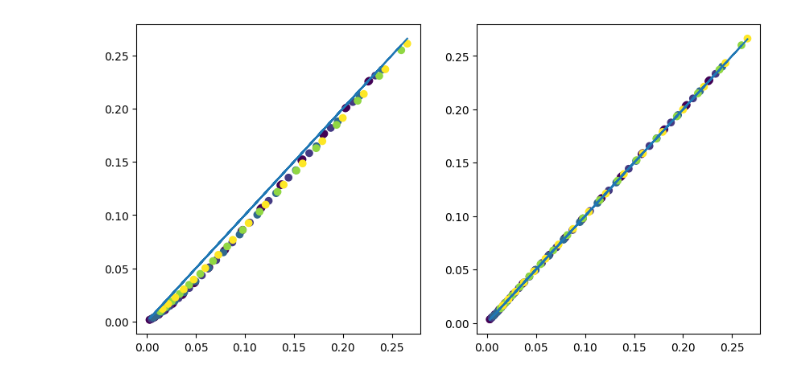
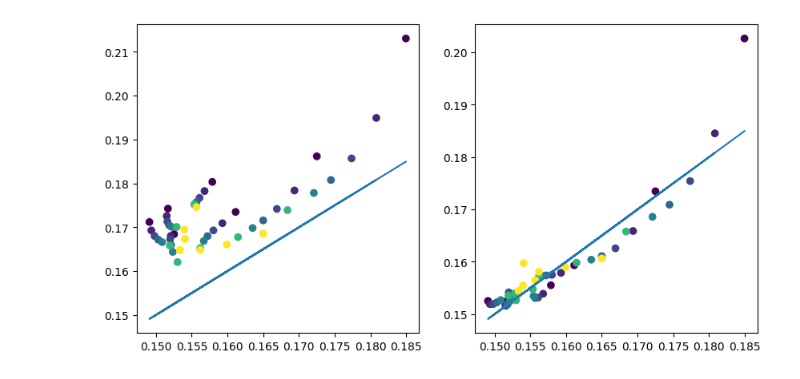
Before and after one commit to HKristof136/msc_thesis_2025, a Jupyter notebook: calibration/calib_notebook.ipynb, the cells around one changed output. Saved outputs shown, nothing was run; the diff lists cells and outputs as text; code cells hidden in the pictures.

```diff
--- a/calibration/calib_notebook.ipynb
+++ b/calibration/calib_notebook.ipynb
@@ -197,68 +351,59 @@ calib_step(
-# %%
-f = lambda x: calib_step(
-    x,
-    calib_column_map = {
-        "initial_variance": 0,
-        "corr": 1,
-        "kappa": 2,
-        "variance_theta": 3,
-        "sigma": 4,
-    },
-    market=market
-)
 # %%
 fig, ax = plt.subplots(1, 2, figsize=(10, 5))
 
 init_guess = np.array([
-    (np.random.uniform(0.1, 0.25, 1) ** 2)[0],
-    np.random.uniform(-0.5, 0.3, 1)[0],
-    np.random.uniform(1.0, 4.0, 1)[0],
-    (np.random.uniform(0.1, 0.25, 1) ** 2)[0],
-    np.random.uniform(0.1, 0.6, 1)[0],
-    # 0.04, -0.6, 2.25, 0.04, 0.2
+    (np.random.uniform(0.15, 0.20, 1) ** 2)[0],
+    np.random.uniform(-0.25, 0.15, 1)[0],
+    np.random.uniform(2.0, 3.0, 1)[0],
+    (np.random.uniform(0.15, 0.20, 1) ** 2)[0],
+    np.random.uniform(0.3, 0.6, 1)[0],
 ])
 
-calib_step(
+calib_step(init_guess, calib_column_map, vanilla_market, barrier_market)
+
+# ax[0].scatter(market["price"], market["model_price"], c=market["expiry"])
+# ax[0].plot(market["price"], market["price"])
+
+market = pd.concat([vanilla_market, barrier_market], axis=0).reset_index(drop=True)
+
+ax[0].scatter(market["implied_vol"], market["model_implied_vol"], c=market["expiry"])
+ax[0].plot(market["implied_vol"], market["implied_vol"])
+
+s = time.perf_counter()
+
+bounds = [(0.005, 0.1), (-1.0, 1.0), (1.0, None), (0.01, 0.1), (0.1, None)]
+calibrated_params = minimize(
+    lambda x: calib_step(x, calib_column_map, vanilla_market, barrier_market, loss="implied_vol"),
+    # lambda x: calib_step_fast(x, calib_column_map, vanilla_market, barrier_market, loss="implied_vol"),
     init_guess,
-    calib_column_map = {
-        "initial_variance": 0,
-        "corr": 1,
-        "kappa": 2,
-        "variance_theta": 3,
-        "sigma": 4,
-    },
-    market=market
-)
-
-ax[0].scatter(market["price"], market["model_price"], c=market["expiry"])
-ax[0].plot(market["price"], market["price"])
-
-bounds = [(0.005, 0.1), (-1.0, 1.0), (1.0, None), (0.001, 0.1), (0.1, None)]
-calib_params = minimize(f, init_guess, method="Nelder-Mead",
-         bounds=bounds,
-         options={'disp': True}
+    method="Nelder-Mead",
+    # method="SLSQP",
+    # bounds=bounds,
+    options={
+        # 'xatol': 1e-3,
+        'disp': True,
+    }
 ).x
 
-for param_name, i in {
-        "initial_variance": 0,
-        "corr": 1,
-        "kappa": 2,
-        "variance_theta": 3,
-        "sigma": 4,
-    }.items():
-    print(f"{param_name}: {calib_params[i]:.4f}, true param value: {market.iloc[0][param_name]}")
+print(f"Kalibráció elvégezve {time.perf_counter() - s:.4f} mp alatt")
 
+market = pd.concat([vanilla_market, barrier_market], axis=0).reset_index(drop=True)
 
-ax[1].scatter(market["price"], market["model_price"], c=market["expiry"])
-ax[1].plot(market["price"], market["price"])
+for param_name, i in calib_column_map.items():
+    print(f"{param_name}: {calibrated_params[i]:.4f}, \tvalódi paraméter: {market.iloc[0][param_name]:.4f}")
+
+# ax[1].scatter(market["price"], market["model_price"], c=market["expiry"])
+# ax[1].plot(market["price"], market["price"])
+
+ax[1].scatter(market["implied_vol"], market["model_implied_vol"], c=market["expiry"])
+ax[1].plot(market["implied_vol"], market["implied_vol"])
 
 plt.show()
 
-for _, row in market.iterrows():
-    implied_vol = implied_volatility(row["model_price"], row["underlier_price"], 1.0, row["expiry"], initial_state["interest_rate"])
-    market.loc[_, "model_implied_vol"] = implied_vol
+implied_vol = implied_vol_model(torch.tensor(market.loc[market["product"] == "vanilla", implied_vol_cols].values, dtype=torch.float32)) # implied_volatility(row["model_price"], row["underlier_price"], 1.0, row["expiry"], initial_state["interest_rate"])
+market.loc[market["product"] == "vanilla", "model_implied_vol"] = implied_vol.detach().numpy()
 
-for i, (exp, exp_df) in enumerate(market.groupby("expiry")):
+for i, (exp, exp_df) in enumerate(market.loc[market["product"] == "vanilla"].groupby("expiry")):
     pricer = ADICallPDE(
         PDESolverConfig(
             underlier_price_grid=np.array([]),
@@ -269,8 +414,8 @@ for i, (exp, exp_df) in enumerate(market.groupby("expiry")):
             kappa=exp_df.iloc[0]["model_kappa"],
             variance_theta=exp_df.iloc[0]["model_variance_theta"],
             sigma=exp_df.iloc[0]["model_sigma"],
-            n=26,
-            m=301,
+            n=101,
+            m=101,
         )
     )
     price = pricer.price(exp_df[["model_initial_variance", "expiry", "underlier_price"]].values)
@@ -291,8 +436,5 @@ for i, (exp, exp_df) in enumerate(market.groupby("expiry")):
 
     plt.legend()
     plt.show()
-
-# plt.legend()
-# plt.show()
 # %% [output]
 Optimization terminated successfully.
@@ -307 +450 @@ sigma: 0.2723, true param value: 0.4
-[figure, old version]
+[figure, new version]
```
Also changed, not shown: parts of 18 cells of this notebook, 13 other files.
